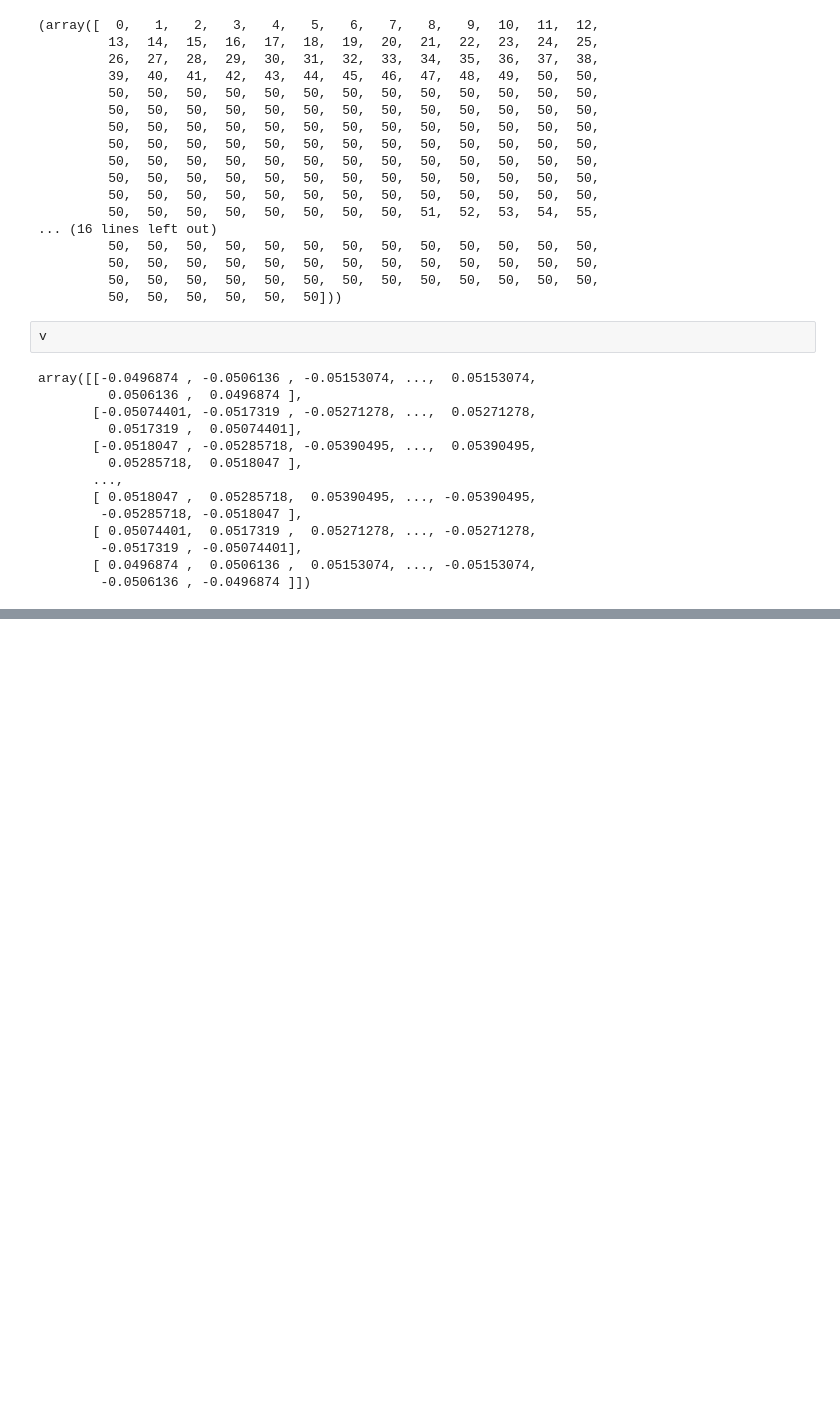
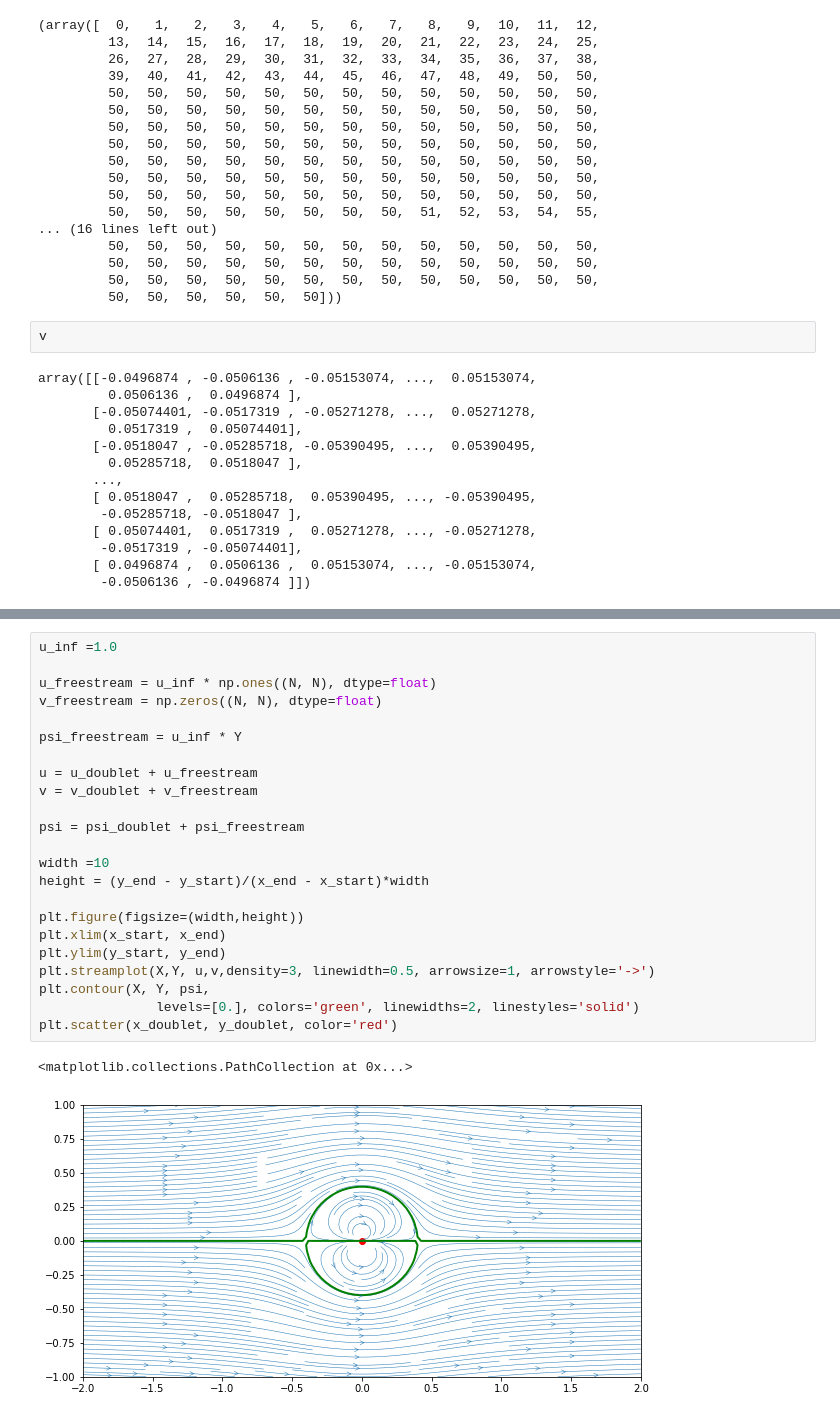
Before and after one commit to djpalumbo18/mae6226, a Jupyter notebook: Class_Source_Sink_exercise.ipynb, the cells around one changed output, grey strips where cells are left out. Saved outputs shown, nothing was run; the diff lists cells and outputs as text; blank space fills up the shorter version.

```diff
--- a/Class_Source_Sink_exercise.ipynb
+++ b/Class_Source_Sink_exercise.ipynb
@@ -322,0 +373,26 @@ array([[-0.0496874 , -0.0506136 , -0.05153074, ...,  0.05153074,
+# %%
+u_inf =1.0
+
+u_freestream = u_inf * np.ones((N, N), dtype=float)
+v_freestream = np.zeros((N, N), dtype=float)
+
+psi_freestream = u_inf * Y
+
+u = u_doublet + u_freestream
+v = v_doublet + v_freestream
+
+psi = psi_doublet + psi_freestream
+
+width =10
+height = (y_end - y_start)/(x_end - x_start)*width
+
+plt.figure(figsize=(width,height))
+plt.xlim(x_start, x_end)
+plt.ylim(y_start, y_end)
+plt.streamplot(X,Y, u,v,density=3, linewidth=0.5, arrowsize=1, arrowstyle='->')
+plt.contour(X, Y, psi,
+               levels=[0.], colors='green', linewidths=2, linestyles='solid')
+plt.scatter(x_doublet, y_doublet, color='red')
+# %% [output]
+<matplotlib.collections.PathCollection at 0x...>
+[figure, added]
```
Also changed, not shown: parts of 9 cells of this notebook.
